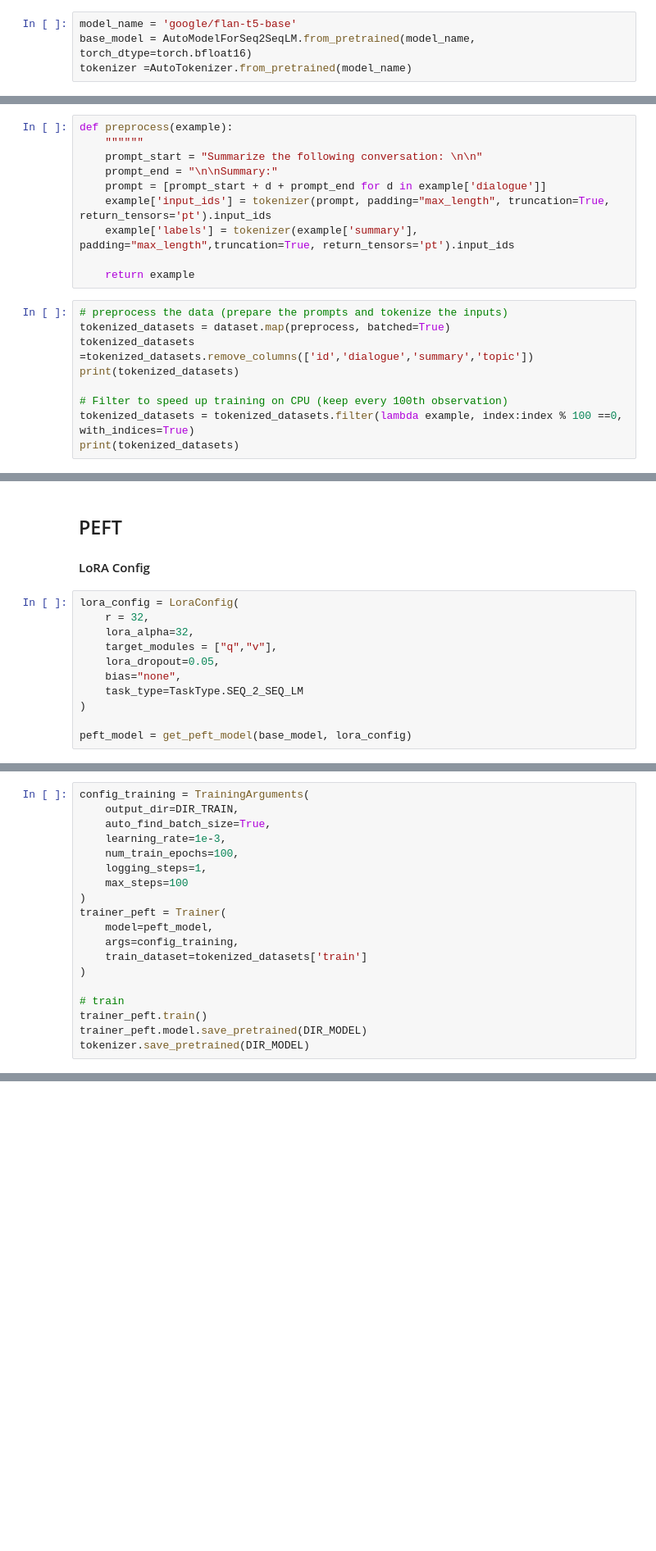
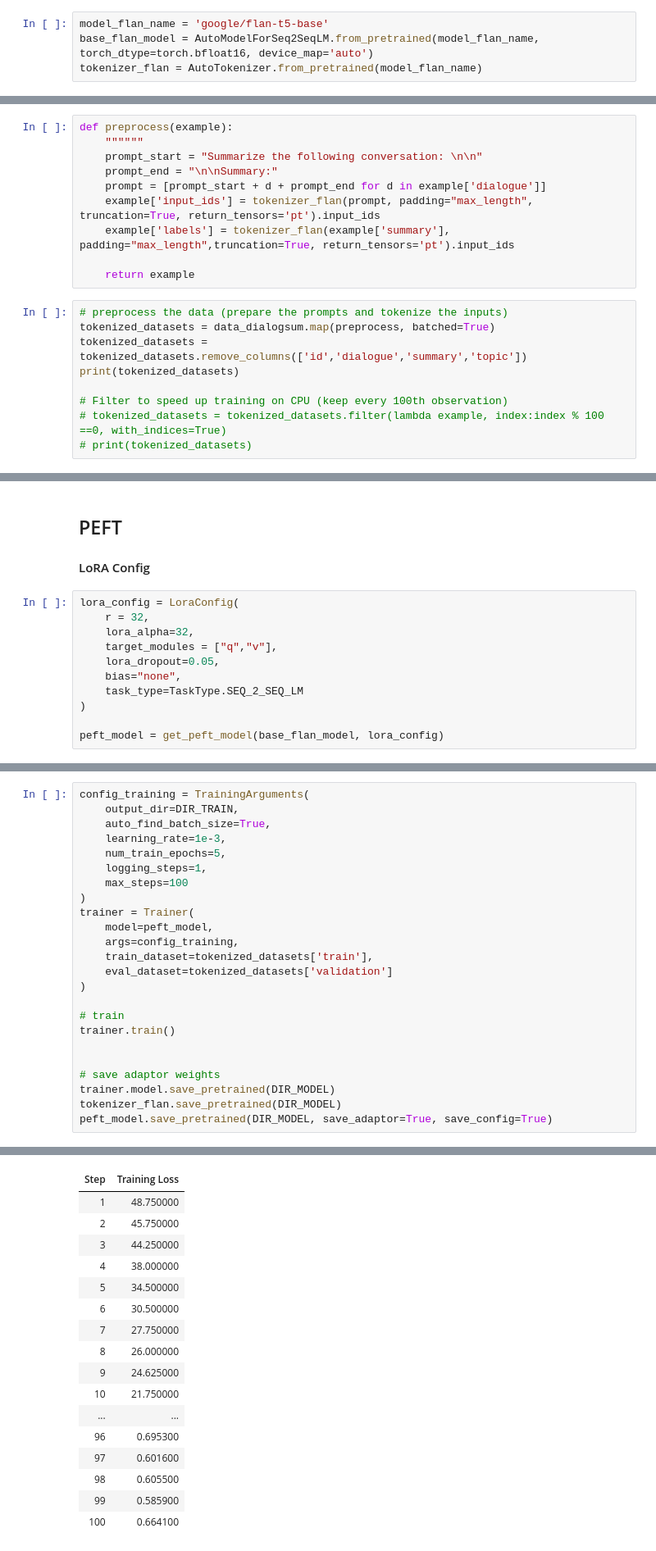
Before and after one commit to kconstable/LLM-fine-tuning, a Jupyter notebook: fine-tune.ipynb, the cells around one changed output, grey strips where cells are left out. Shown at 82% size. Drawn from its saved outputs; the diff is of its cells as text; blank space fills up the shorter version.

```diff
--- a/fine-tune.ipynb
+++ b/fine-tune.ipynb
@@ -33,7 +145,7 @@ dataset
 # %% [markdown]
 ### Foundational Model
 # %%
-model_name = 'google/flan-t5-base'
-base_model = AutoModelForSeq2SeqLM.from_pretrained(model_name, torch_dtype=torch.bfloat16)
-tokenizer =AutoTokenizer.from_pretrained(model_name)
+model_flan_name = 'google/flan-t5-base'
+base_flan_model = AutoModelForSeq2SeqLM.from_pretrained(model_flan_name, torch_dtype=torch.bfloat16, device_map='auto')
+tokenizer_flan = AutoTokenizer.from_pretrained(model_flan_name)
 # %%
@@ -91,16 +219,16 @@ def preprocess(example):
     prompt_start = "Summarize the following conversation: \n\n"
     prompt_end = "\n\nSummary:"
     prompt = [prompt_start + d + prompt_end for d in example['dialogue']]
-    example['input_ids'] = tokenizer(prompt, padding="max_length", truncation=True, return_tensors='pt').input_ids
-    example['labels'] = tokenizer(example['summary'], padding="max_length",truncation=True, return_tensors='pt').input_ids
+    example['input_ids'] = tokenizer_flan(prompt, padding="max_length", truncation=True, return_tensors='pt').input_ids
+    example['labels'] = tokenizer_flan(example['summary'], padding="max_length",truncation=True, return_tensors='pt').input_ids
 
     return example
 # %%
 # preprocess the data (prepare the prompts and tokenize the inputs)
-tokenized_datasets = dataset.map(preprocess, batched=True)
-tokenized_datasets =tokenized_datasets.remove_columns(['id','dialogue','summary','topic'])
+tokenized_datasets = data_dialogsum.map(preprocess, batched=True)
+tokenized_datasets = tokenized_datasets.remove_columns(['id','dialogue','summary','topic'])
 print(tokenized_datasets)
 
 # Filter to speed up training on CPU (keep every 100th observation)
-tokenized_datasets = tokenized_datasets.filter(lambda example, index:index % 100 ==0, with_indices=True)
-print(tokenized_datasets)
+# tokenized_datasets = tokenized_datasets.filter(lambda example, index:index % 100 ==0, with_indices=True)
+# print(tokenized_datasets)
@@ -117,5 +260,5 @@ lora_config = LoraConfig(
     task_type=TaskType.SEQ_2_SEQ_LM
 )
 
-peft_model = get_peft_model(base_model, lora_config)
+peft_model = get_peft_model(base_flan_model, lora_config)
 # %% [markdown]
@@ -125,17 +268,23 @@ config_training = TrainingArguments(
     output_dir=DIR_TRAIN,
     auto_find_batch_size=True,
     learning_rate=1e-3,
-    num_train_epochs=100,
+    num_train_epochs=5,
     logging_steps=1,
     max_steps=100
 )
-trainer_peft = Trainer(
+trainer = Trainer(
     model=peft_model,
     args=config_training,
-    train_dataset=tokenized_datasets['train']
+    train_dataset=tokenized_datasets['train'],
+    eval_dataset=tokenized_datasets['validation']
 )
 
 # train
-trainer_peft.train()
-trainer_peft.model.save_pretrained(DIR_MODEL)
-tokenizer.save_pretrained(DIR_MODEL)
+trainer.train()
+
+
+# save adaptor weights
+trainer.model.save_pretrained(DIR_MODEL)
+tokenizer_flan.save_pretrained(DIR_MODEL)
+peft_model.save_pretrained(DIR_MODEL, save_adaptor=True, save_config=True)
+# %% [output]
@@ -142,3 +293,20 @@ tokenizer.save_pretrained(DIR_MODEL)
+| Step | Training Loss |
+| 1 | 48.750000 |
+| 2 | 45.750000 |
+| 3 | 44.250000 |
+| 4 | 38.000000 |
+| 5 | 34.500000 |
+| 6 | 30.500000 |
+| 7 | 27.750000 |
+| 8 | 26.000000 |
+| 9 | 24.625000 |
+| 10 | 21.750000 |
+| ... | ... |
+| 96 | 0.695300 |
+| 97 | 0.601600 |
+| 98 | 0.605500 |
+| 99 | 0.585900 |
+| 100 | 0.664100 |
 # %% [markdown]
 ### Merge Models
 # %%
```
Also changed, not shown: parts of 40 cells of this notebook.
